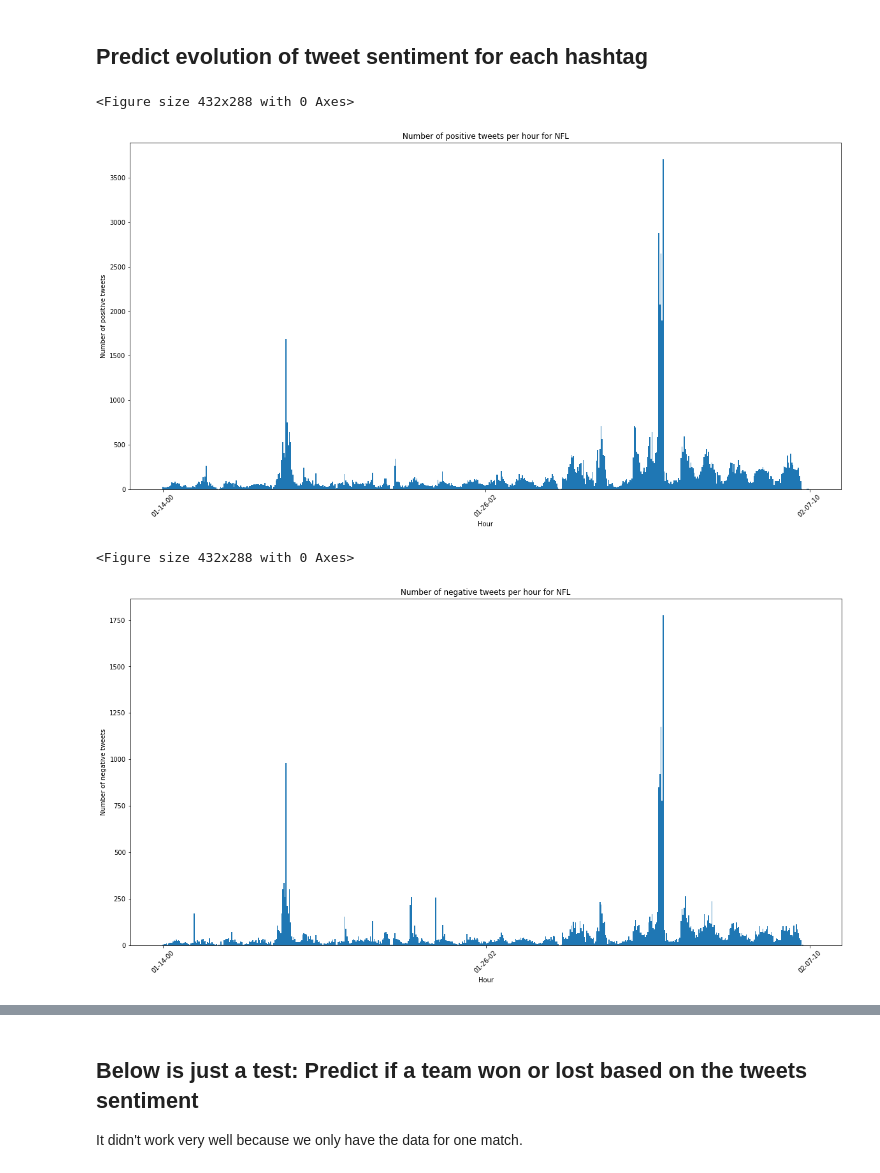
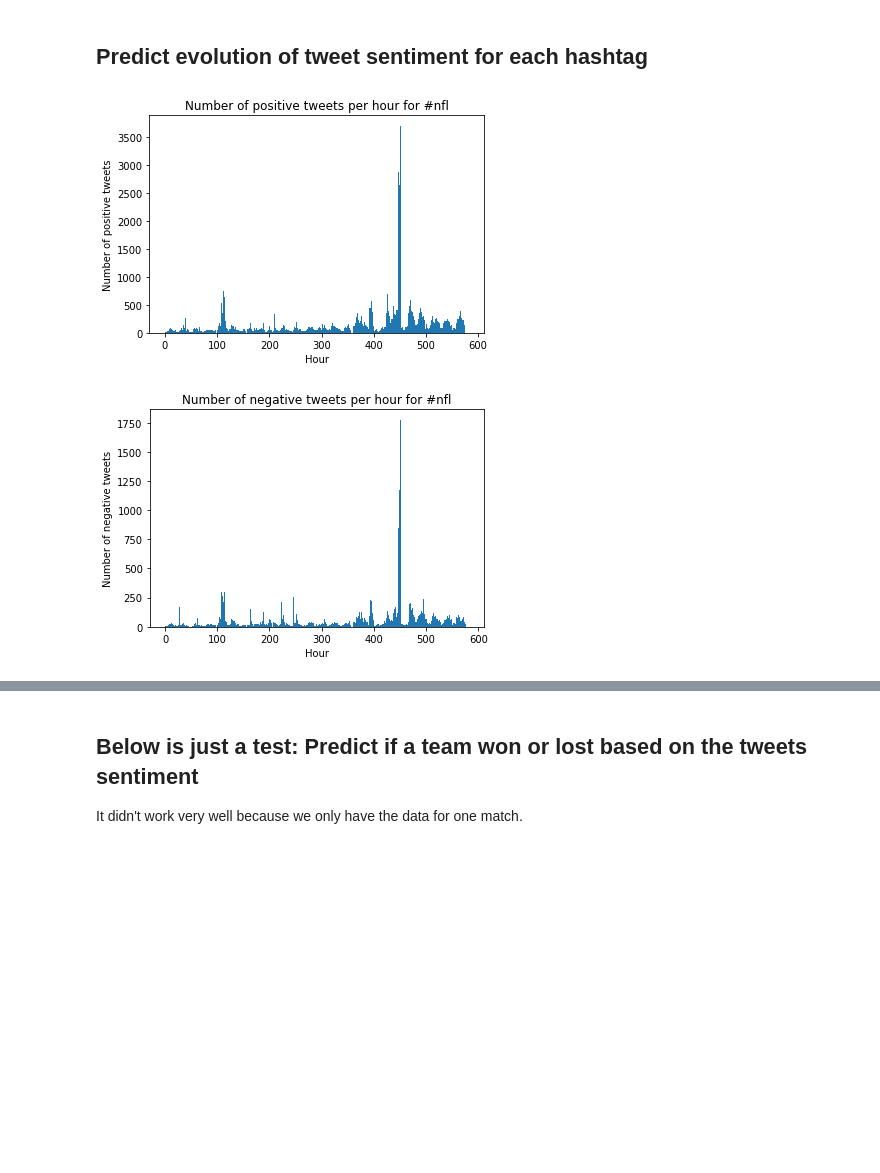
Before and after one commit to superAX/Twitter-Popularity-Prediction, a Jupyter notebook: EE219_Project5-Part3.ipynb, the cells around one changed output, grey strips where cells are left out. Cells and saved outputs as stored; diff of their text form; code cells hidden in the pictures; blank space fills up the shorter version.

```diff
--- a/EE219_Project5-Part3.ipynb
+++ b/EE219_Project5-Part3.ipynb
@@ -55,27 +55,23 @@ def plot_num_tweets_per_hour(file_name, hashtag_name):
 
     # plot the figure
     plt.figure()
-    plt.figure(figsize=(20,10))
     plt.bar(range(len(hour_list)), positive_map.values(), width=1)
     plt.xlabel('Hour')
     plt.ylabel('Number of positive tweets')
     plt.title(('Number of positive tweets per hour for ' + hashtag_name))
-    plt.xticks([0,int(len(hour_list)/2),len(hour_list)],[hour_list[0],hour_list[int(len(hour_list)/2)-1],hour_list[len(hour_list)-1]])
+    #plt.xticks([0,int(len(hour_list)/2),len(hour_list)],[hour_list[0],hour_list[int(len(hour_list)/2)-1],hour_list[len(hour_list)-1]])
     plt.show()
 
     plt.figure()
-    plt.figure(figsize=(20,10))
     plt.bar(range(len(hour_list)), negative_map.values(), width=1)
     plt.xlabel('Hour')
     plt.ylabel('Number of negative tweets')
     plt.title(('Number of negative tweets per hour for ' + hashtag_name))
-    plt.xticks([0,int(len(hour_list)/2),len(hour_list)],[hour_list[0],hour_list[int(len(hour_list)/2)-1],hour_list[len(hour_list)-1]])
+    #plt.xticks([0,int(len(hour_list)/2),len(hour_list)],[hour_list[0],hour_list[int(len(hour_list)/2)-1],hour_list[len(hour_list)-1]])
     plt.show()
 # %%
-plot_num_tweets_per_hour('tweets_#nfl.txt', 'NFL')
+plot_num_tweets_per_hour('tweets_#nfl.txt', '#nfl')
 # %% [output]
-<Figure size 432x288 with 0 Axes>
-[figure, old version]
+[figure, new version]
-<Figure size 432x288 with 0 Axes>
-[figure, old version]
+[figure, new version]
 # %%
```
Also changed, not shown: parts of 5 cells of this notebook, 1 other file.
